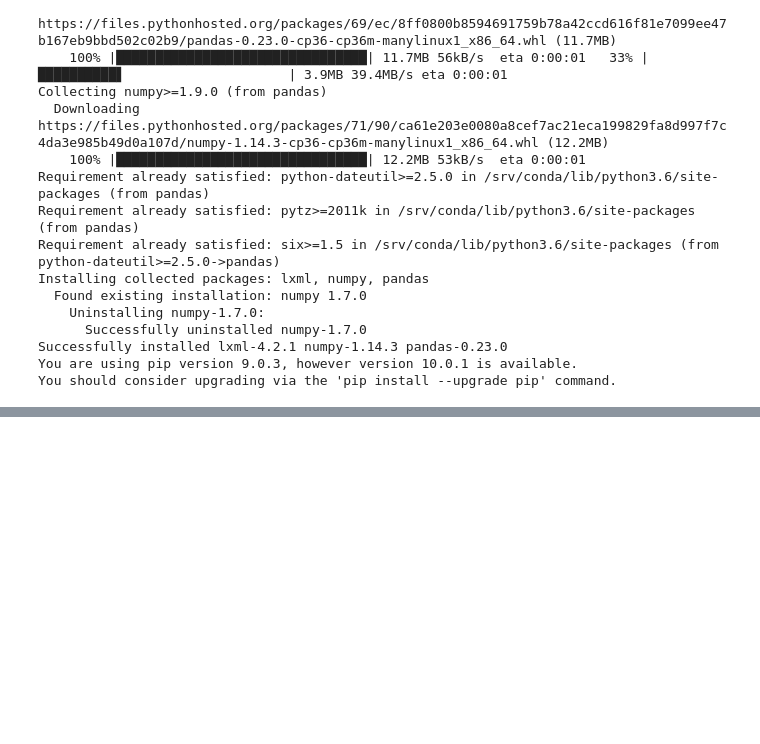
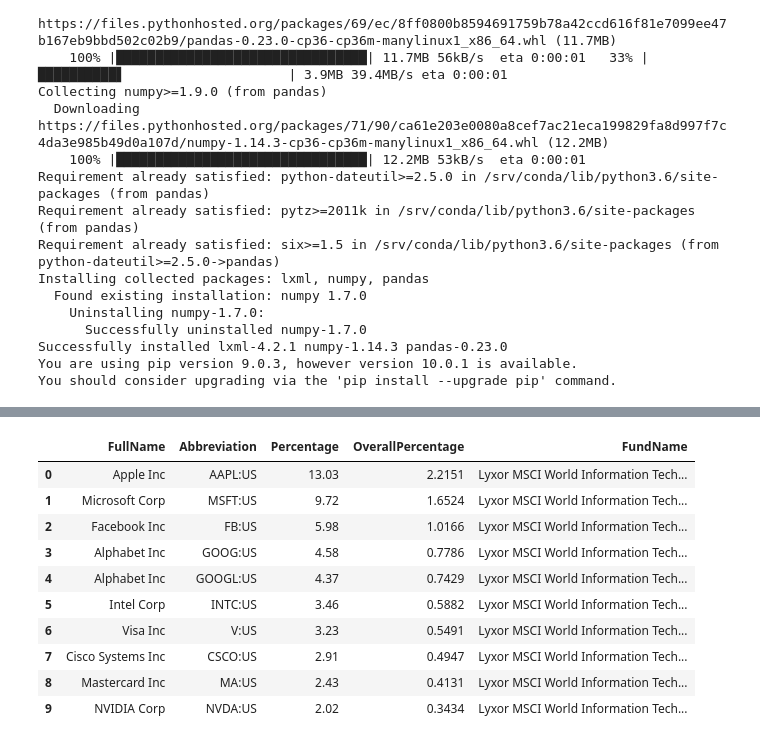
Before and after one commit to yoyu777/jupyter_notebooks, a Jupyter notebook: notebook/realProject.ipynb, the cells around one changed output, grey strips where cells are left out. Drawn from its saved outputs; the diff is of its cells as text; code cells hidden in the pictures; blank space fills up the shorter version.

```diff
--- a/notebook/realProject.ipynb
+++ b/notebook/realProject.ipynb
@@ -96,3 +107,17 @@ https://www.bloomberg.com/quote/TNOW:IM
+# %%
+df['Holdings'][]
+# %% [output]
+|  | FullName | Abbreviation | Percentage | OverallPercentage | FundName |
+| 0 | Apple Inc | AAPL:US | 13.03 | 2.2151 | Lyxor MSCI World Information Tech... |
+| 1 | Microsoft Corp | MSFT:US | 9.72 | 1.6524 | Lyxor MSCI World Information Tech... |
+| 2 | Facebook Inc | FB:US | 5.98 | 1.0166 | Lyxor MSCI World Information Tech... |
+| 3 | Alphabet Inc | GOOG:US | 4.58 | 0.7786 | Lyxor MSCI World Information Tech... |
+| 4 | Alphabet Inc | GOOGL:US | 4.37 | 0.7429 | Lyxor MSCI World Information Tech... |
+| 5 | Intel Corp | INTC:US | 3.46 | 0.5882 | Lyxor MSCI World Information Tech... |
+| 6 | Visa Inc | V:US | 3.23 | 0.5491 | Lyxor MSCI World Information Tech... |
+| 7 | Cisco Systems Inc | CSCO:US | 2.91 | 0.4947 | Lyxor MSCI World Information Tech... |
+| 8 | Mastercard Inc | MA:US | 2.43 | 0.4131 | Lyxor MSCI World Information Tech... |
+| 9 | NVIDIA Corp | NVDA:US | 2.02 | 0.3434 | Lyxor MSCI World Information Tech... |
 # %%
 sum=df.Allocation.sum()
 weights=list(map(lambda v:round(v/sum,2),df.Allocation))
```
Also changed, not shown: parts of 12 cells of this notebook.
